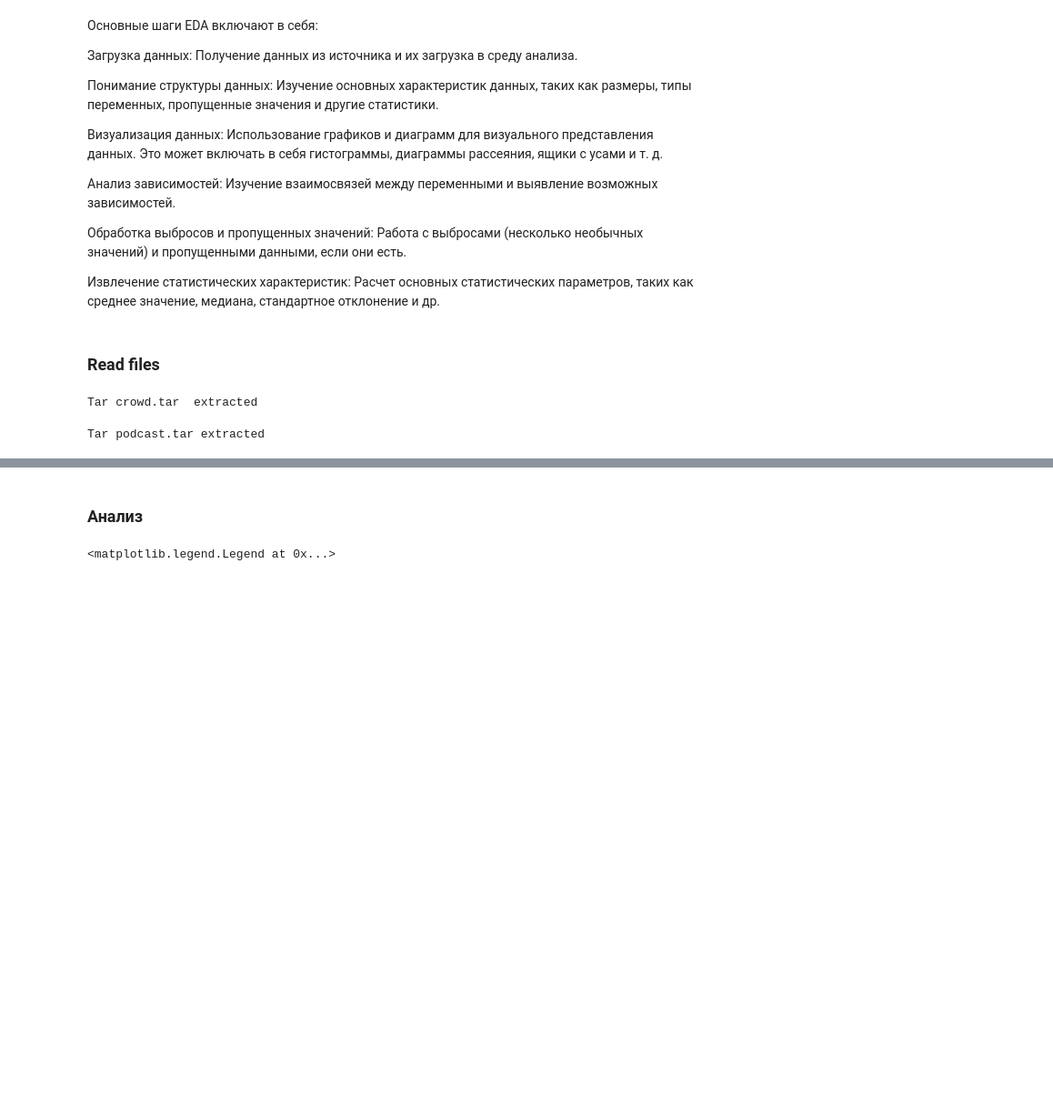
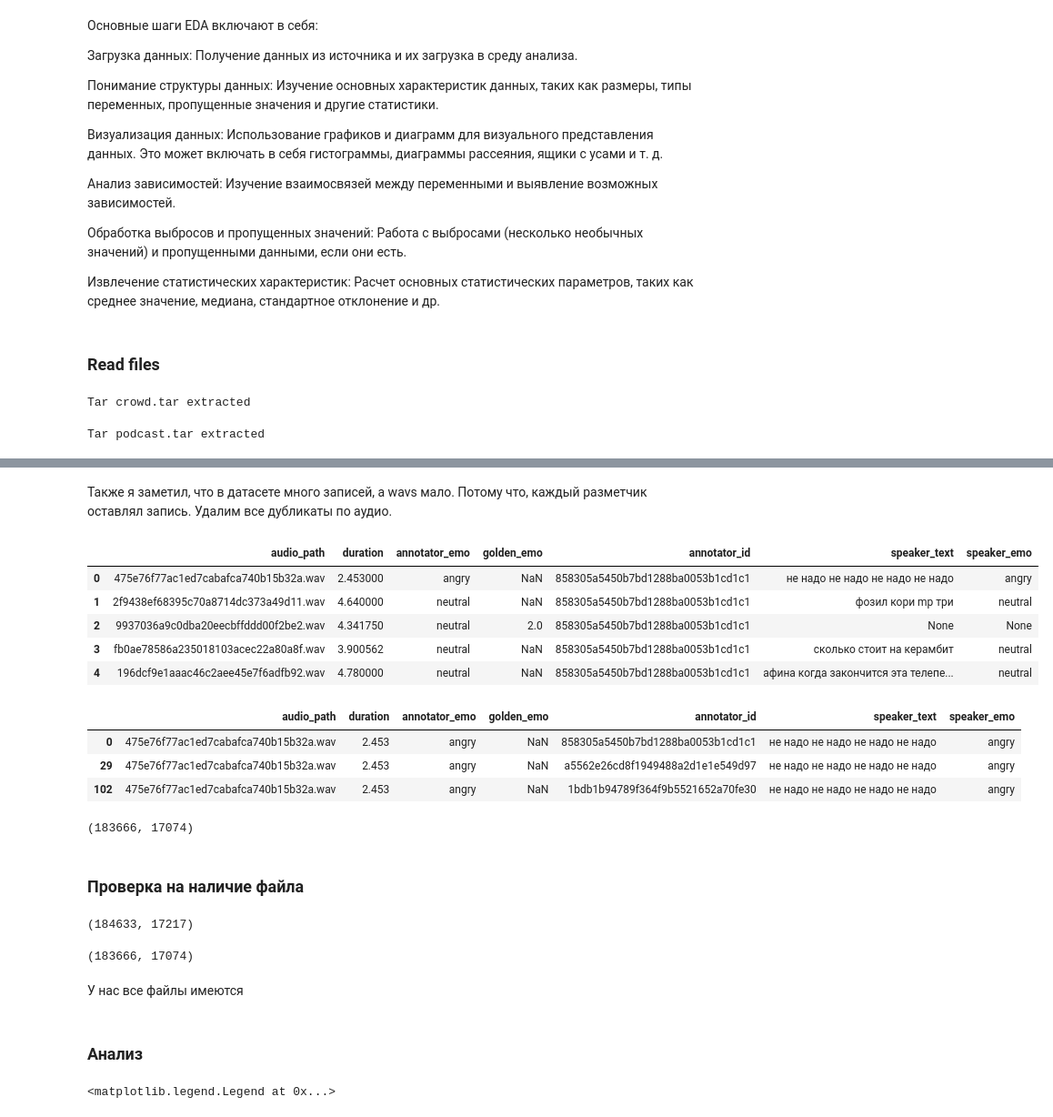
Before and after one commit to anpilove/NLP-FU, a Jupyter notebook: Lab6/Lab6_AudioSentiment.ipynb, the cells around one changed output, grey strips where cells are left out. Shown at 91% size. Drawn from its saved outputs; the diff is of its cells as text; code cells hidden in the pictures; blank space fills up the shorter version.

```diff
--- a/Lab6/Lab6_AudioSentiment.ipynb
+++ b/Lab6/Lab6_AudioSentiment.ipynb
@@ -137,3 +138,41 @@ crowd_test
+# %% [markdown]
+Также я заметил, что в датасете много записей, а wavs мало. Потому что, каждый разметчик оставлял запись. Удалим все дубликаты по аудио.
+# %%
+crowd_train[crowd_train.duplicated('audio_path', keep=False)].head()
+# %% [output]
+|  | audio_path | duration | annotator_emo | golden_emo | annotator_id | speaker_text | speaker_emo |
+| 0 | 475e76f77ac1ed7cabafca740b15b32a.wav | 2.453000 | angry | NaN | 858305a5450b7bd1288ba0053b1cd1c1 | не надо не надо не надо не надо | angry |
+| 1 | 2f9438ef68395c70a8714dc373a49d11.wav | 4.640000 | neutral | NaN | 858305a5450b7bd1288ba0053b1cd1c1 | фозил кори mp три | neutral |
+| 2 | 9937036a9c0dba20eecbffddd00f2be2.wav | 4.341750 | neutral | 2.0 | 858305a5450b7bd1288ba0053b1cd1c1 | None | None |
+| 3 | fb0ae78586a235018103acec22a80a8f.wav | 3.900562 | neutral | NaN | 858305a5450b7bd1288ba0053b1cd1c1 | сколько стоит на керамбит | neutral |
+| 4 | 196dcf9e1aaac46c2aee45e7f6adfb92.wav | 4.780000 | neutral | NaN | 858305a5450b7bd1288ba0053b1cd1c1 | афина когда закончится эта телепе... | neutral |
+# %%
+crowd_train[crowd_train['audio_path'] == '475e76f77ac1ed7cabafca740b15b32a.wav']
+# %% [output]
+|  | audio_path | duration | annotator_emo | golden_emo | annotator_id | speaker_text | speaker_emo |
+| 0 | 475e76f77ac1ed7cabafca740b15b32a.wav | 2.453 | angry | NaN | 858305a5450b7bd1288ba0053b1cd1c1 | не надо не надо не надо не надо | angry |
+| 29 | 475e76f77ac1ed7cabafca740b15b32a.wav | 2.453 | angry | NaN | a5562e26cd8f1949488a2d1e1e549d97 | не надо не надо не надо не надо | angry |
+| 102 | 475e76f77ac1ed7cabafca740b15b32a.wav | 2.453 | angry | NaN | 1bdb1b94789f364f9b5521652a70fe30 | не надо не надо не надо не надо | angry |
+# %%
+crowd_train = crowd_train.drop_duplicates(subset='audio_path', keep='first')
+crowd_test = crowd_test.drop_duplicates(subset='audio_path', keep='first')
+len(crowd_train), len(crowd_test)
+# %% [output]
+(183666, 17074)
+# %% [markdown]
+### Проверка на наличие файла
+# %%
+crowd_train_wavs = os.listdir(path="/Users/kirillanpilov/NLP_FU/Lab6/crowd_train/wavs")
+crowd_test_wavs = os.listdir(path="/Users/kirillanpilov/NLP_FU/Lab6/crowd_test/wavs")
+len(crowd_train_wavs) , len(crowd_test_wavs)
+# %% [output]
+(184633, 17217)
+# %%
+sum(crowd_train['audio_path'].isin(crowd_train_wavs)) , sum(crowd_test['audio_path'].isin(crowd_test_wavs))
+# %% [output]
+(183666, 17074)
+# %% [markdown]
+У нас все файлы имеются
 # %% [markdown]
 ### Анализ
 # %%
```
Also changed, not shown: parts of 26 cells of this notebook.
